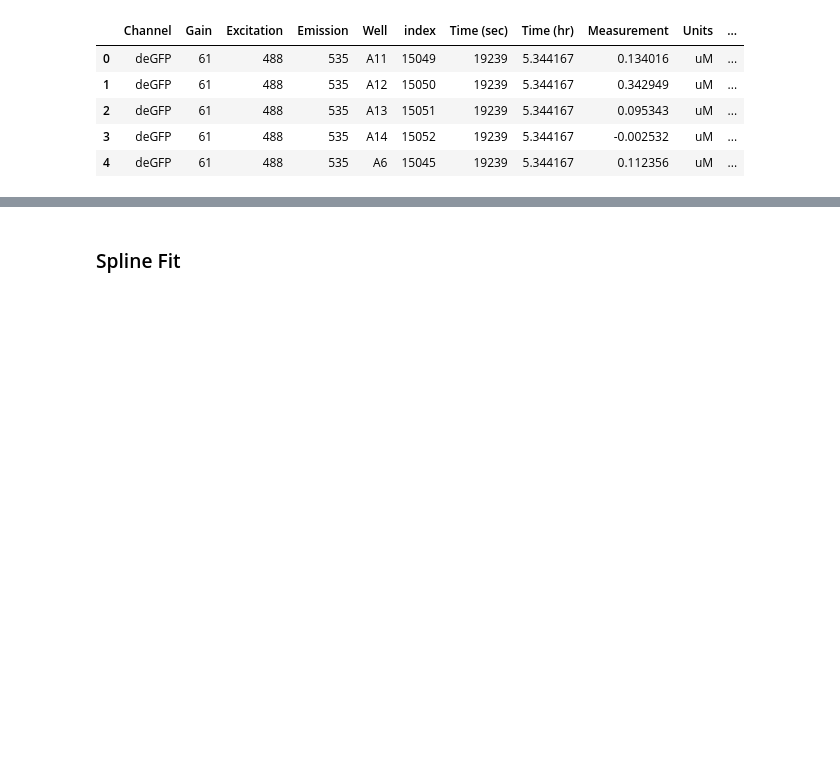
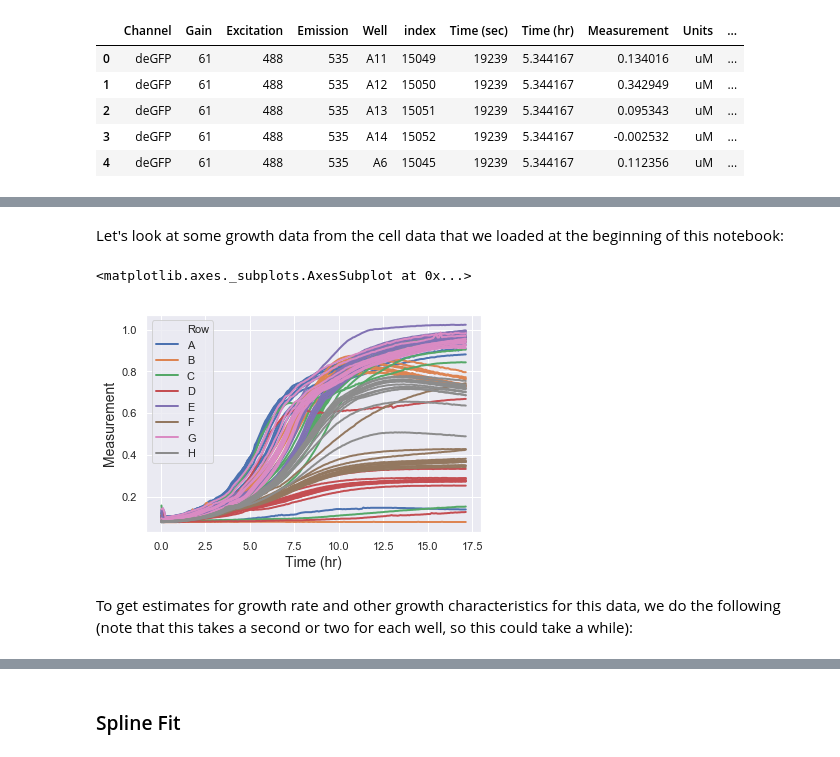
Before and after one commit to sclamons/murraylab_tools, a Jupyter notebook: examples/Biotek Analysis Usage Examples.ipynb, the cells around one changed output, grey strips where cells are left out. Cells and saved outputs as stored; diff of their text form; code cells hidden in the pictures; blank space fills up the shorter version.

```diff
--- a/examples/Biotek Analysis Usage Examples.ipynb
+++ b/examples/Biotek Analysis Usage Examples.ipynb
@@ -262,0 +271,11 @@ endpoint_df.head()
+# %% [markdown]
+Let's look at some growth data from the cell data that we loaded at the beginning of this notebook:
+# %%
+od_df = cell_df[cell_df.Channel == "OD600"]
+sns.lineplot(data = od_df, x = "Time (hr)", y = "Measurement", hue = "Row", units = "Column",
+             estimator = None)
+# %% [output]
+<matplotlib.axes._subplots.AxesSubplot at 0x...>
+[figure, added]
+# %% [markdown]
+To get estimates for growth rate and other growth characteristics for this data, we do the following (note that this takes a second or two for each well, so this could take a while):
```
Also changed, not shown: parts of 8 cells of this notebook, 6 other files.
